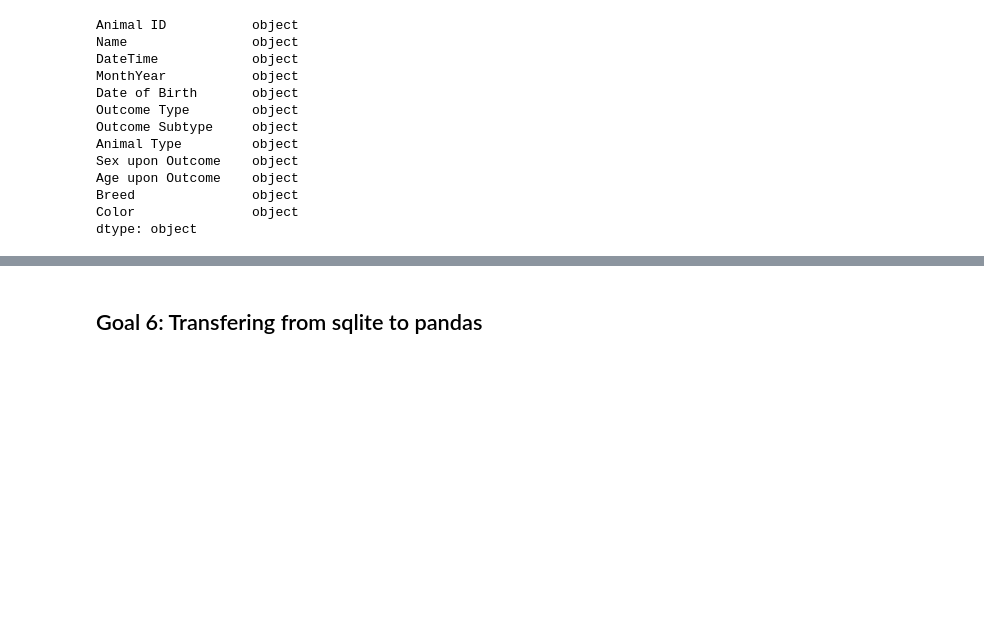
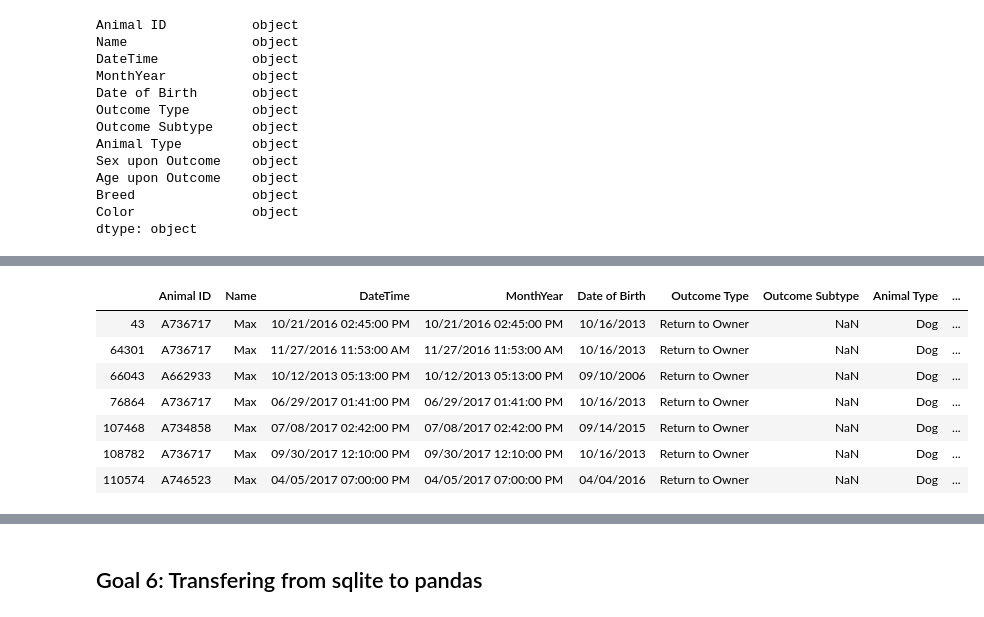
Before and after one commit to jfleury12/dc-ds-111819, a Jupyter notebook: module-2/day-1-sql/sql-to-pandas.ipynb, the cells around one changed output, grey strips where cells are left out. Cells and saved outputs as stored; diff of their text form; code cells hidden in the pictures; blank space fills up the shorter version.

```diff
--- a/module-2/day-1-sql/sql-to-pandas.ipynb
+++ b/module-2/day-1-sql/sql-to-pandas.ipynb
@@ -591,5 +591,5 @@ dtype: object
 max_data = shelter_data.query('Name == "Max" and Breed == "Pug Mix"')
 max_data.head()
 #vs
-shelter_data.loc[(shelter_data['Name']=="Max") && (shelter_data['Breed']=="Pug Mix")]
+shelter_data.loc[(shelter_data['Name']=="Max") & (shelter_data['Breed']=="Pug Mix")]
 # %% [output]
@@ -597,3 +596,11 @@ SyntaxError: invalid syntax (<ipython-input-42-3fb9b628c81d>, line 4)
+|  | Animal ID | Name | DateTime | MonthYear | Date of Birth | Outcome Type | Outcome Subtype | Animal Type | ... |
+| 43 | A736717 | Max | 10/21/2016 02:45:00 PM | 10/21/2016 02:45:00 PM | 10/16/2013 | Return to Owner | NaN | Dog | ... |
+| 64301 | A736717 | Max | 11/27/2016 11:53:00 AM | 11/27/2016 11:53:00 AM | 10/16/2013 | Return to Owner | NaN | Dog | ... |
+| 66043 | A662933 | Max | 10/12/2013 05:13:00 PM | 10/12/2013 05:13:00 PM | 09/10/2006 | Return to Owner | NaN | Dog | ... |
+| 76864 | A736717 | Max | 06/29/2017 01:41:00 PM | 06/29/2017 01:41:00 PM | 10/16/2013 | Return to Owner | NaN | Dog | ... |
+| 107468 | A734858 | Max | 07/08/2017 02:42:00 PM | 07/08/2017 02:42:00 PM | 09/14/2015 | Return to Owner | NaN | Dog | ... |
+| 108782 | A736717 | Max | 09/30/2017 12:10:00 PM | 09/30/2017 12:10:00 PM | 10/16/2013 | Return to Owner | NaN | Dog | ... |
+| 110574 | A746523 | Max | 04/05/2017 07:00:00 PM | 04/05/2017 07:00:00 PM | 04/04/2016 | Return to Owner | NaN | Dog | ... |
 # %%
 shelter_data.rename(index=str, columns={"Animal Type": "animal_type"}, inplace = True)
 test = shelter_data.query('animal_type == "Dog"')
```
Also changed, not shown: parts of 2 cells of this notebook.
